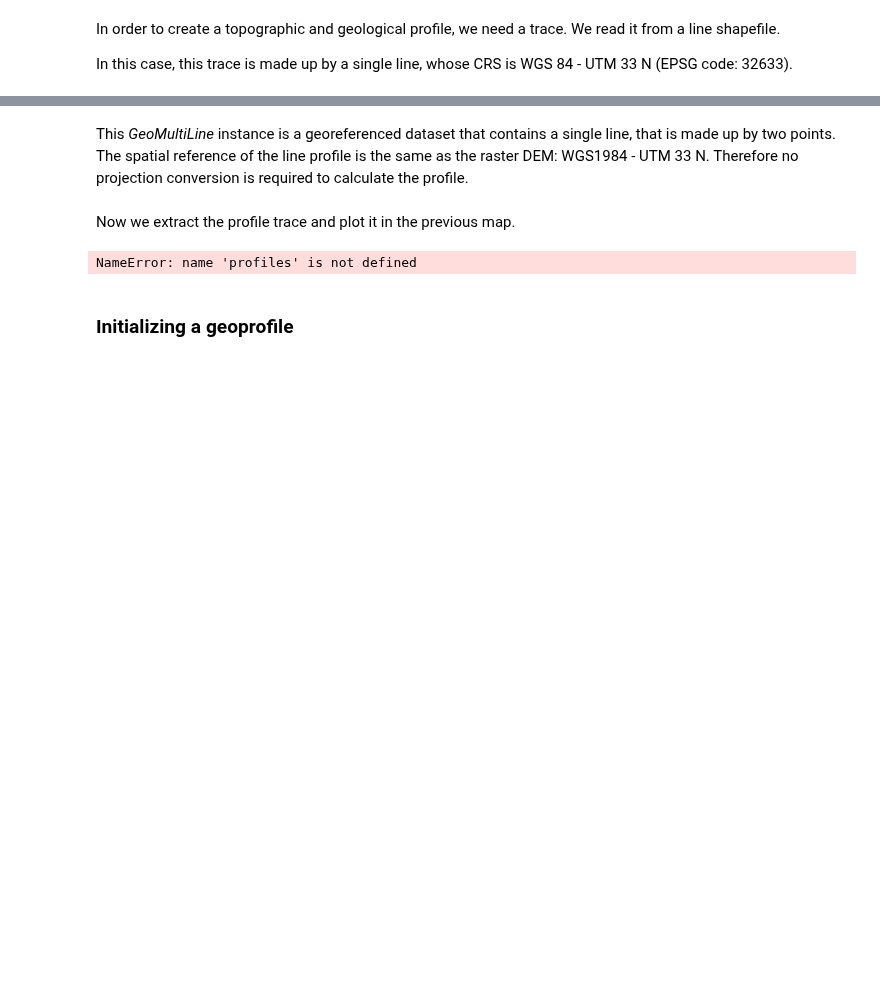
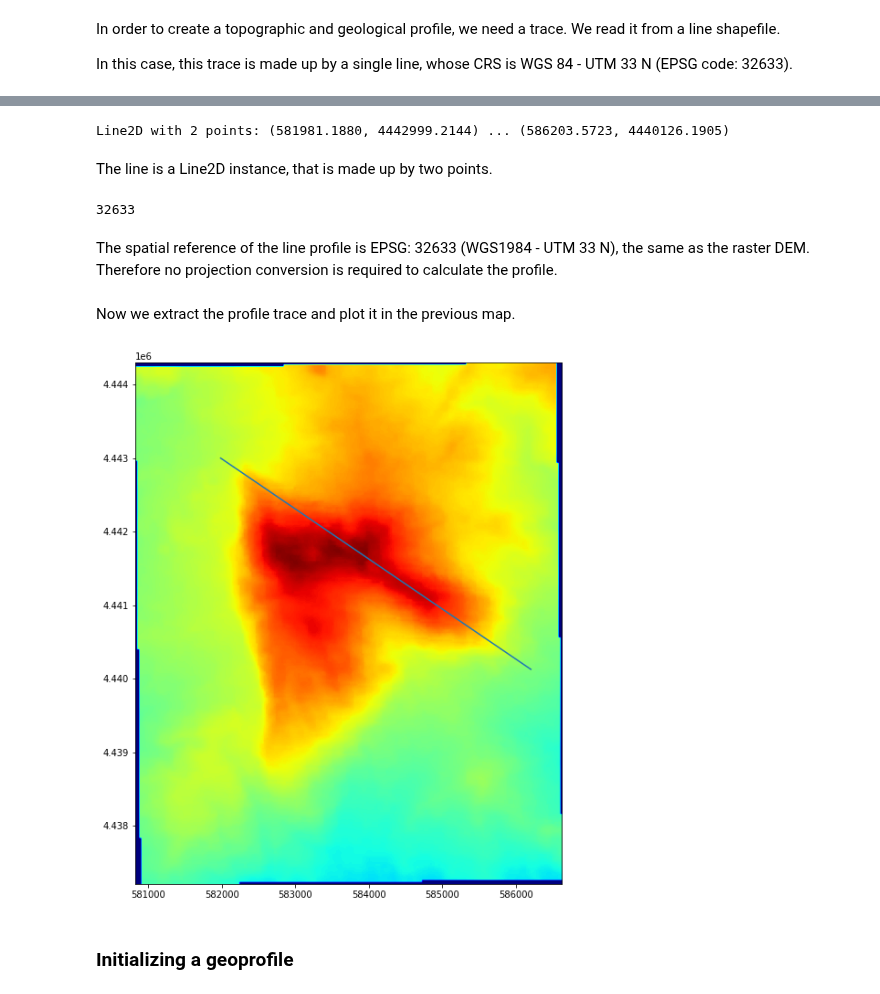
Before and after one commit to mauroalberti/gsf, a Jupyter notebook: docs/notebooks/Geologic profiles with pygsf - dev.ipynb, the cells around one changed output, grey strips where cells are left out. Cells and saved outputs as stored; diff of their text form; code cells hidden in the pictures; blank space fills up the shorter version.

Commit message:
Updating geological profiles notebook

```diff
--- a/docs/notebooks/Geologic profiles with pygsf - dev.ipynb
+++ b/docs/notebooks/Geologic profiles with pygsf - dev.ipynb
@@ -97,0 +100,4 @@ True
+# %%
+geolines, _ = result[0]
+# %%
+geoline = geolines[0]
@@ -98,16 +106,25 @@ True
+# %%
+print(geoline.shape)
+# %% [output]
+Line2D with 2 points: (581981.1880, 4442999.2144) ... (586203.5723, 4440126.1905)
+# %% [markdown]
+The line is a Line2D instance, that is made up by two points.
+# %%
+print(geoline.epsg_code)
+# %% [output]
+32633
 # %% [markdown]
-This *GeoMultiLine* instance is a georeferenced dataset that contains a single line, that is made up by two points.
-The spatial reference of the line profile is the same as the raster DEM: WGS1984 - UTM 33 N.
+The spatial reference of the line profile is EPSG: 32633 (WGS1984 - UTM 33 N), the same as the raster DEM.
 Therefore no projection conversion is required to calculate the profile.
 # %% [markdown]
 Now we extract the profile trace and plot it in the previous map.
 # %%
 from pygsf.io.plot import plot_line
 
-line = profiles.line()
+line = geoline.shape
 plot_line(fig, line)
 # %% [output]
-NameError: name 'profiles' is not defined
+[figure, added]
 # %% [markdown]
 ### Initializing a geoprofile
 # %% [markdown]
```
Also changed, not shown: parts of 45 cells of this notebook.
